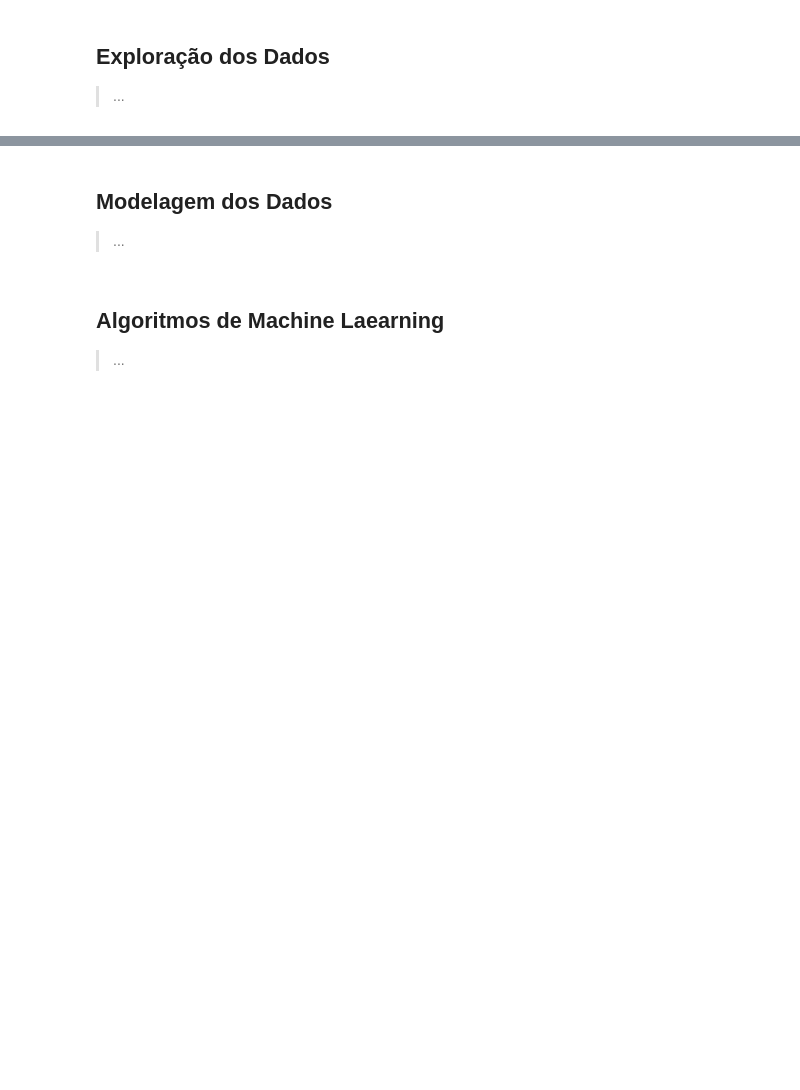
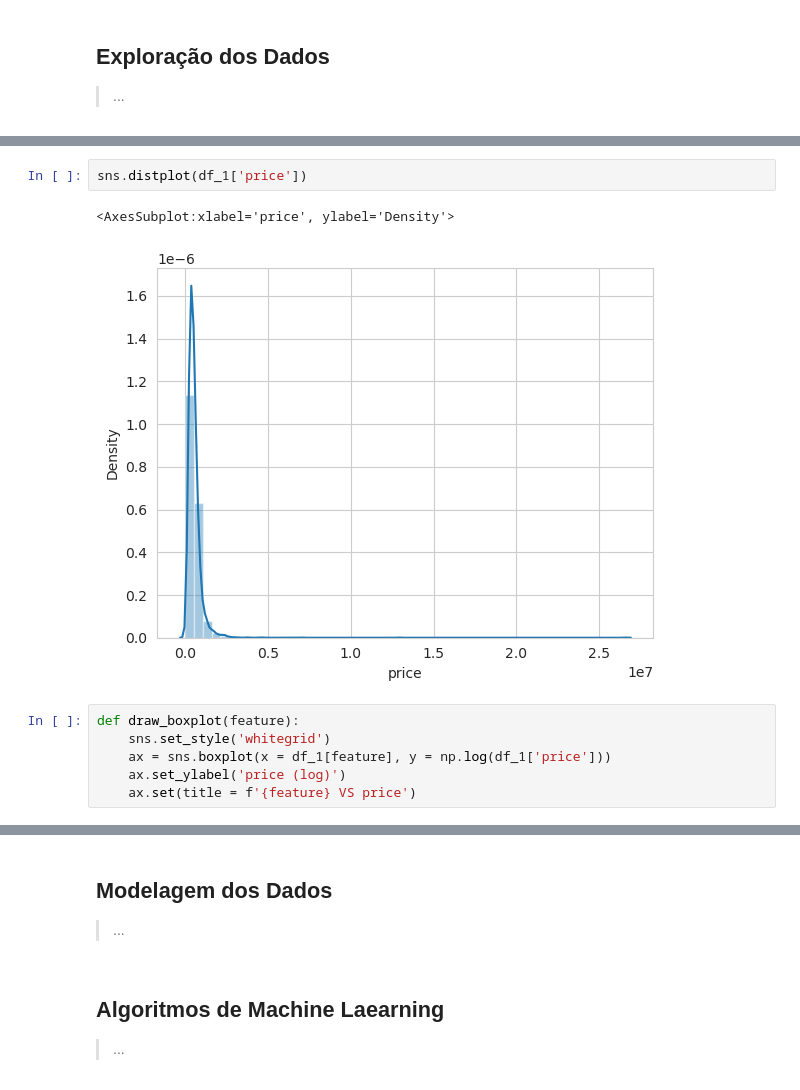
Before and after one commit to michellssgui22/PROJETOS_ESTUDO_DATASCIENCE, a Jupyter notebook: Previsão do preço da casa/previsão_do_preço_da_casa.ipynb, the cells around one changed output, grey strips where cells are left out. Drawn from its saved outputs; the diff is of its cells as text; blank space fills up the shorter version.

```diff
--- a/Previsão do preço da casa/previsão_do_preço_da_casa.ipynb
+++ b/Previsão do preço da casa/previsão_do_preço_da_casa.ipynb
@@ -38,0 +313,11 @@ df.head()
+# %%
+sns.distplot(df_1['price'])
+# %% [output]
+<AxesSubplot:xlabel='price', ylabel='Density'>
+[figure, added]
+# %%
+def draw_boxplot(feature):
+    sns.set_style('whitegrid')
+    ax = sns.boxplot(x = df_1[feature], y = np.log(df_1['price']))
+    ax.set_ylabel('price (log)')
+    ax.set(title = f'{feature} VS price')
```
Also changed, not shown: parts of 28 cells of this notebook, 4 other files.
